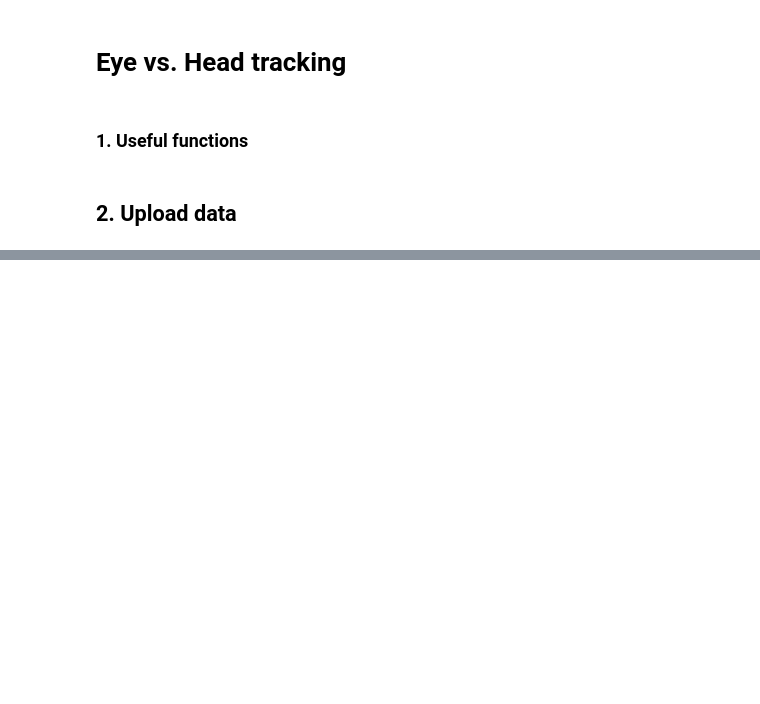
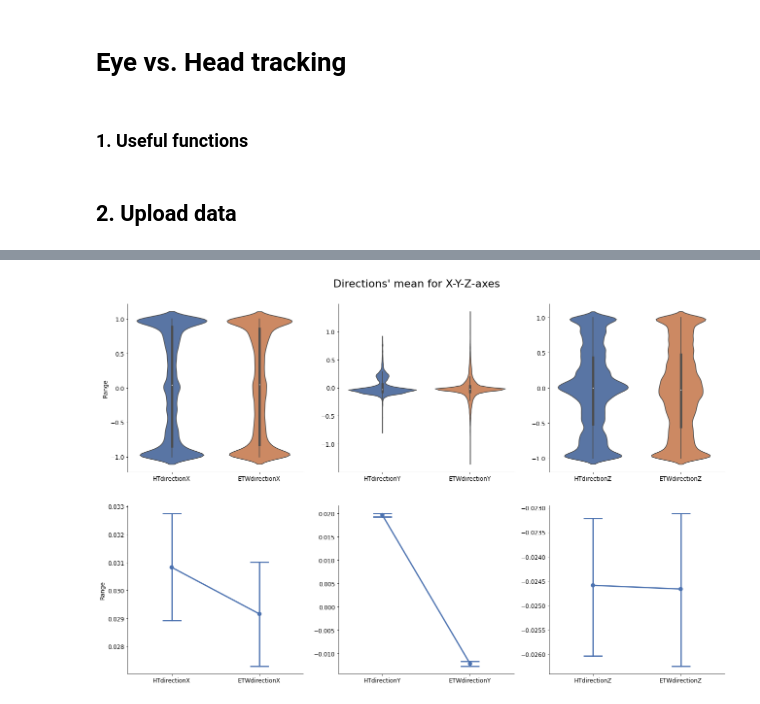
Before and after one commit to JohnMadrid/VillageBehavioralWalk, a Jupyter notebook: eye_head_comparison.ipynb, the cells around one changed output, grey strips where cells are left out. Saved outputs shown, nothing was run; the diff lists cells and outputs as text; code cells hidden in the pictures; blank space fills up the shorter version.

```diff
--- a/eye_head_comparison.ipynb
+++ b/eye_head_comparison.ipynb
@@ -315,0 +348,4 @@ vis_direction_relational(df, save=False, sample=True)
+# %%
+vis_directions_mean(df)
+# %% [output]
+[figure, added]
```
Also changed, not shown: parts of 12 cells of this notebook, 2 other files.
